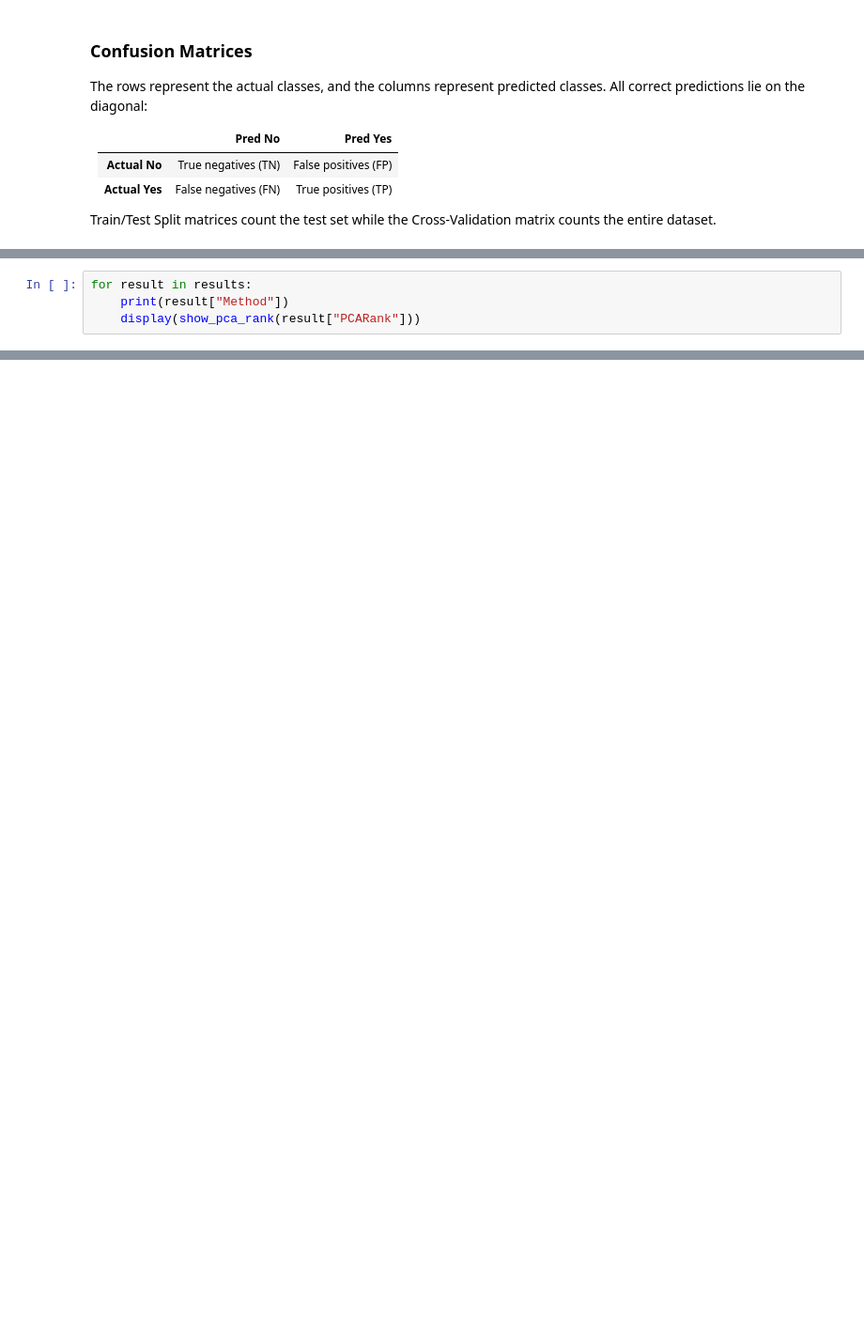
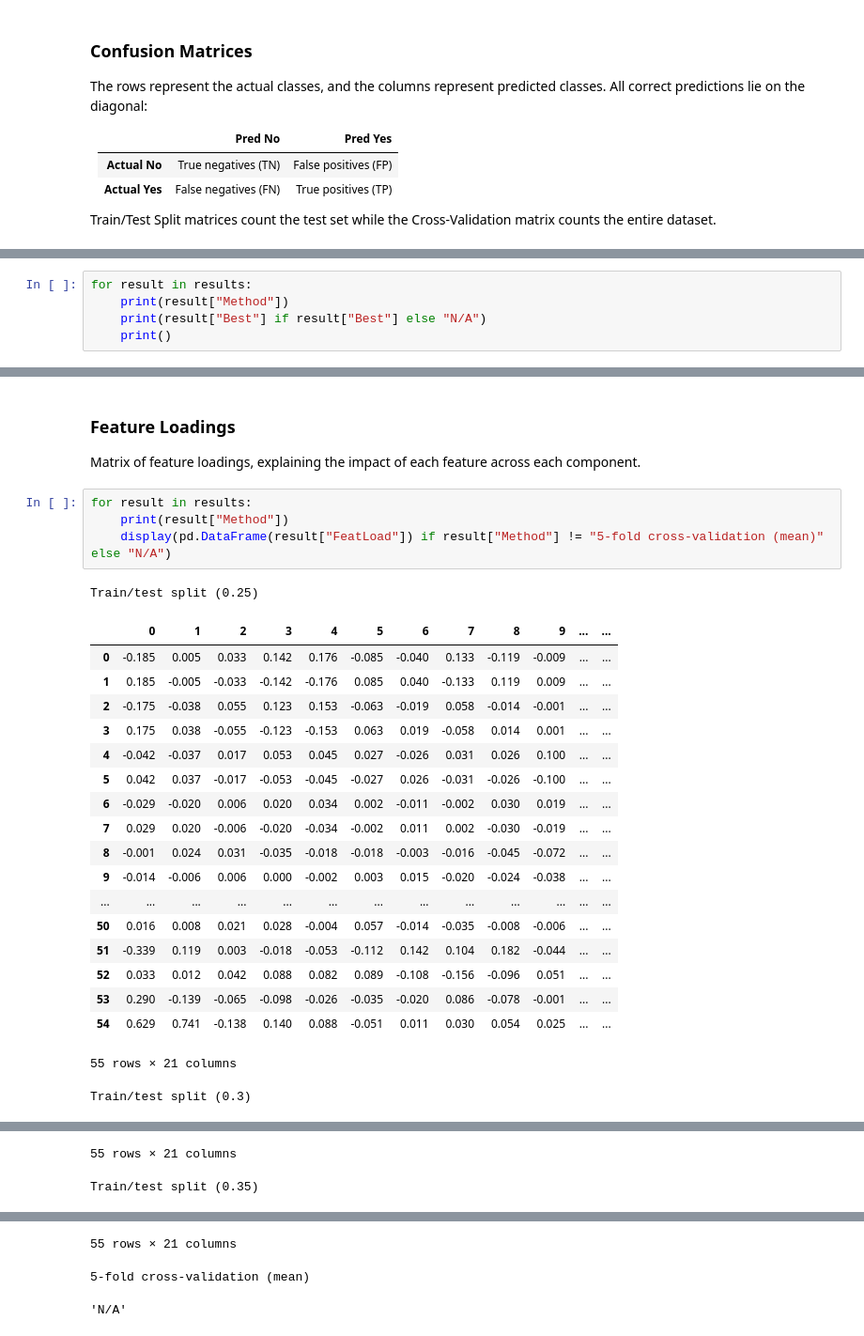
Before and after one commit to rwiggins1/thyroid-recurrence, a Jupyter notebook: models/random_forest.ipynb, the cells around one changed output, grey strips where cells are left out. Shown at 94% size. Cells and saved outputs as stored; diff of their text form; blank space fills up the shorter version.

```diff
--- a/models/random_forest.ipynb
+++ b/models/random_forest.ipynb
@@ -310,6 +326,7 @@ The following hyper parameter for PCA was tuned: `n_estimators`
 # %%
 for result in results:
     print(result["Method"])
-    display(show_pca_rank(result["PCARank"]))
+    print(result["Best"] if result["Best"] else "N/A")
+    print()
 # %% [output]
 Train/test split (0.25)
@@ -334,0 +343,29 @@ Train/test split (0.35)
+# %% [markdown]
+### Feature Loadings
+
+Matrix of feature loadings, explaining the impact of each feature across each component.
+# %%
+for result in results:
+    print(result["Method"])
+    display(pd.DataFrame(result["FeatLoad"]) if result["Method"] != "5-fold cross-validation (mean)" else "N/A")
+# %% [output]
+Train/test split (0.25)
+|  | 0 | 1 | 2 | 3 | 4 | 5 | 6 | 7 | 8 | 9 | ... | ... |
+| 0 | -0.185 | 0.005 | 0.033 | 0.142 | 0.176 | -0.085 | -0.040 | 0.133 | -0.119 | -0.009 | ... | ... |
+| 1 | 0.185 | -0.005 | -0.033 | -0.142 | -0.176 | 0.085 | 0.040 | -0.133 | 0.119 | 0.009 | ... | ... |
+| 2 | -0.175 | -0.038 | 0.055 | 0.123 | 0.153 | -0.063 | -0.019 | 0.058 | -0.014 | -0.001 | ... | ... |
+| 3 | 0.175 | 0.038 | -0.055 | -0.123 | -0.153 | 0.063 | 0.019 | -0.058 | 0.014 | 0.001 | ... | ... |
+| 4 | -0.042 | -0.037 | 0.017 | 0.053 | 0.045 | 0.027 | -0.026 | 0.031 | 0.026 | 0.100 | ... | ... |
+| 5 | 0.042 | 0.037 | -0.017 | -0.053 | -0.045 | -0.027 | 0.026 | -0.031 | -0.026 | -0.100 | ... | ... |
+| 6 | -0.029 | -0.020 | 0.006 | 0.020 | 0.034 | 0.002 | -0.011 | -0.002 | 0.030 | 0.019 | ... | ... |
+| 7 | 0.029 | 0.020 | -0.006 | -0.020 | -0.034 | -0.002 | 0.011 | 0.002 | -0.030 | -0.019 | ... | ... |
+| 8 | -0.001 | 0.024 | 0.031 | -0.035 | -0.018 | -0.018 | -0.003 | -0.016 | -0.045 | -0.072 | ... | ... |
+| 9 | -0.014 | -0.006 | 0.006 | 0.000 | -0.002 | 0.003 | 0.015 | -0.020 | -0.024 | -0.038 | ... | ... |
+| ... | ... | ... | ... | ... | ... | ... | ... | ... | ... | ... | ... | ... |
+| 50 | 0.016 | 0.008 | 0.021 | 0.028 | -0.004 | 0.057 | -0.014 | -0.035 | -0.008 | -0.006 | ... | ... |
+| 51 | -0.339 | 0.119 | 0.003 | -0.018 | -0.053 | -0.112 | 0.142 | 0.104 | 0.182 | -0.044 | ... | ... |
+| 52 | 0.033 | 0.012 | 0.042 | 0.088 | 0.082 | 0.089 | -0.108 | -0.156 | -0.096 | 0.051 | ... | ... |
+| 53 | 0.290 | -0.139 | -0.065 | -0.098 | -0.026 | -0.035 | -0.020 | 0.086 | -0.078 | -0.001 | ... | ... |
+| 54 | 0.629 | 0.741 | -0.138 | 0.140 | 0.088 | -0.051 | 0.011 | 0.030 | 0.054 | 0.025 | ... | ... |
+55 rows × 21 columns
+Train/test split (0.3)
@@ -334,0 +389,2 @@ Train/test split (0.35)
+55 rows × 21 columns
+Train/test split (0.35)
@@ -334,0 +408,3 @@ Train/test split (0.35)
+55 rows × 21 columns
+5-fold cross-validation (mean)
+'N/A'
```
Also changed, not shown: parts of 13 cells of this notebook.
